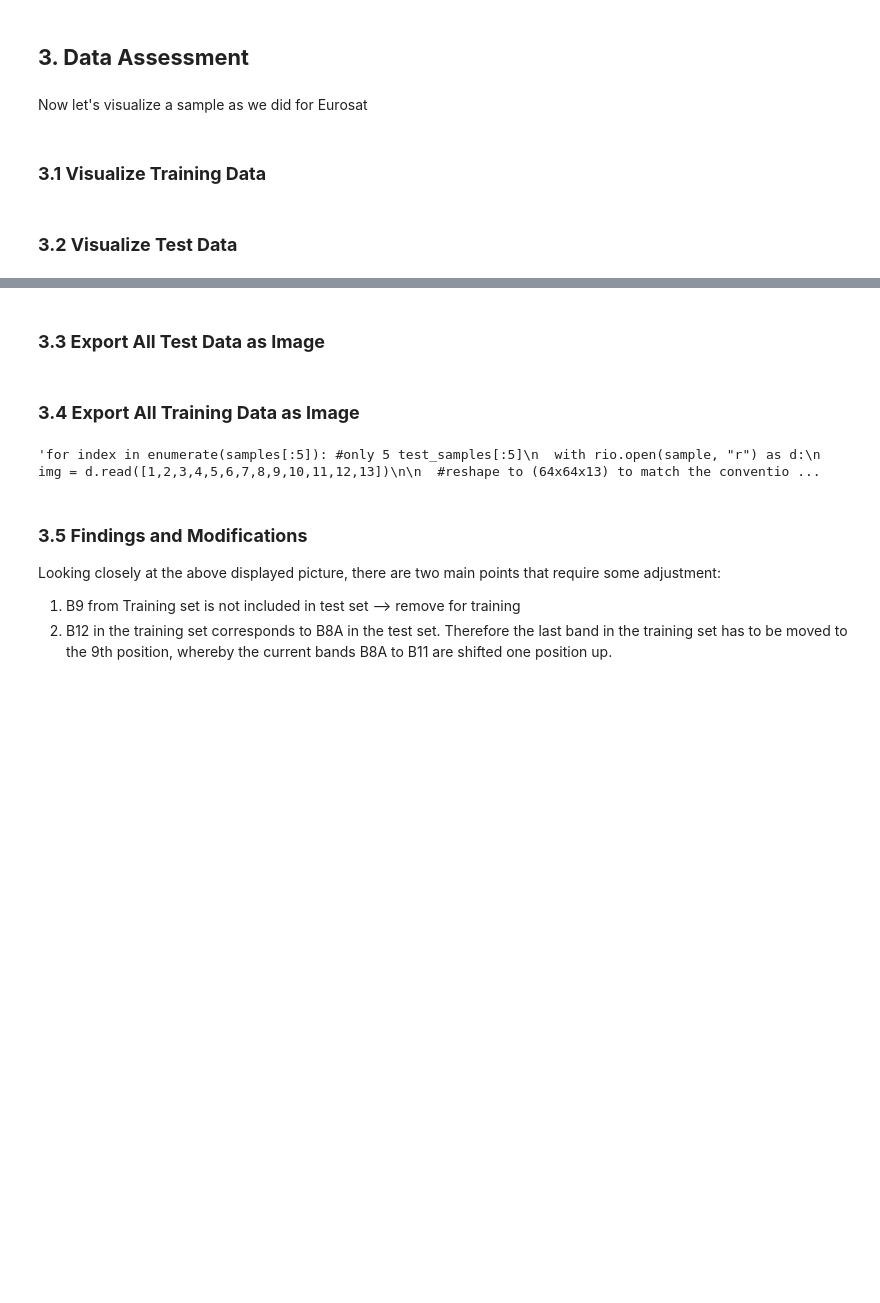
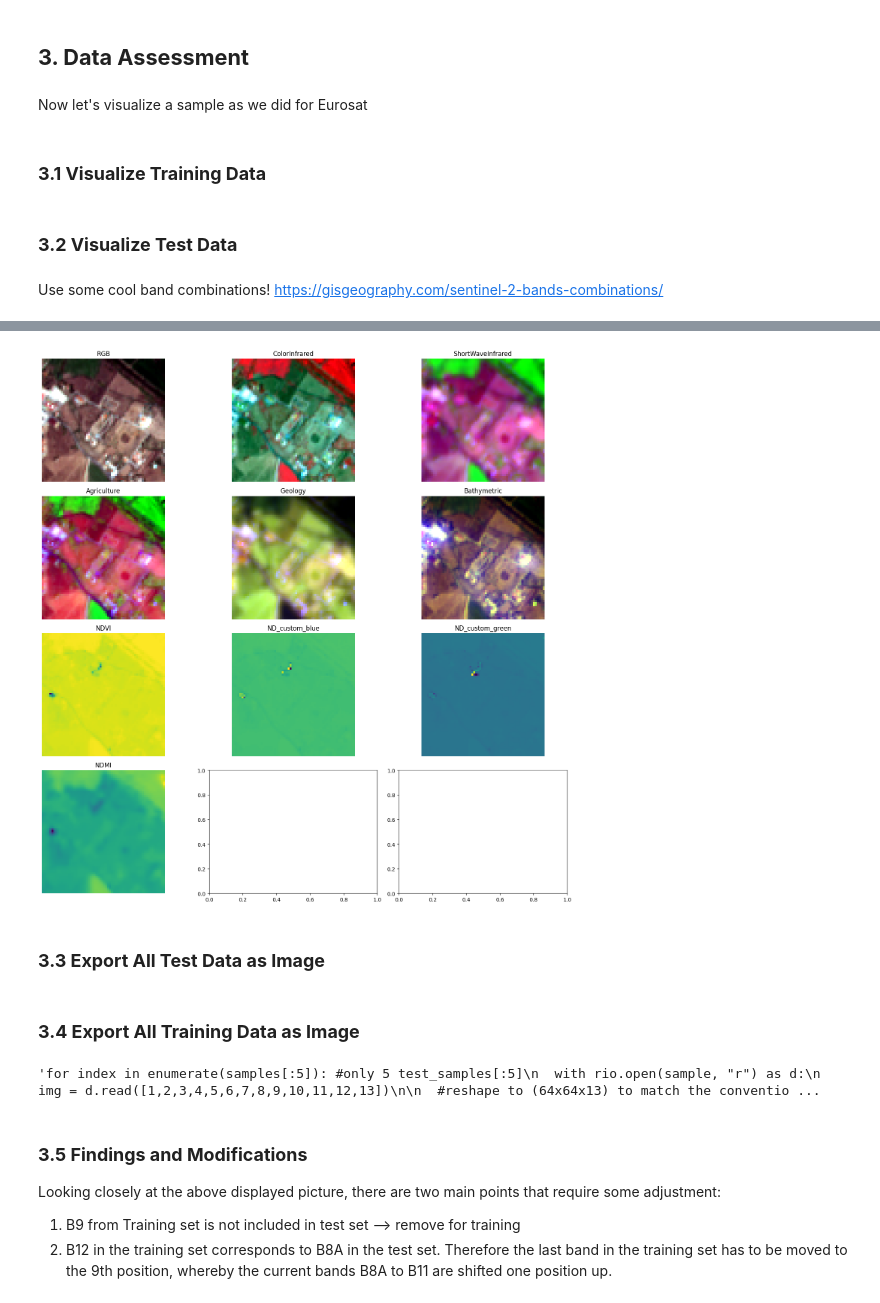
Before and after one commit to taschoebli/ml_coding_challenge_1schnitzel_2bratwurst, a Jupyter notebook: Satellite_Classification_Code_ML_by_Luzi.ipynb, the cells around one changed output, grey strips where cells are left out. Cells and saved outputs as stored; diff of their text form; code cells hidden in the pictures; blank space fills up the shorter version.

Commit message:
Visualization for test data added

```diff
--- a/Satellite_Classification_Code_ML_by_Luzi.ipynb
+++ b/Satellite_Classification_Code_ML_by_Luzi.ipynb
@@ -116,7 +116,7 @@ plt.show()
 # %% [markdown]
 ### **3.2 Visualize Test Data**
 # %%
-test_idx = 10
+test_idx = 289
 test_img = np.load(test_samples[test_idx])
 normalized_img = normalize_for_display(test_img)
 
@@ -128,7 +128,7 @@ bands = ["B1","B2","B3","B4","B5","B6","B7","B8","B8A","B9","B10","B11","B12"]
 for i in range(4):
     for j in range(4):
         if band_idx < 12:
-            axs[i,j].imshow(normalized_img[:, :, band_idx], cmap="gray")
+            axs[i,j].imshow(normalized_img[:, :, band_idx])
             axs[i,j].set_title(bands[band_idx])
         else:
             axs[i,j].imshow(np.ones((64,64,3)), cmap="gray")
@@ -138,3 +138,67 @@ for i in range(4):
 
 plt.tight_layout()
 plt.show()
+# %% [markdown]
+Use some cool band combinations!
+https://gisgeography.com/sentinel-2-bands-combinations/
+# %%
+fig, axs = plt.subplots(4,3, figsize=(15,15))
+'''
+B01 -> 0
+B02 -> 1
+B03 -> 2
+B04 -> 3
+B05 -> 4
+B06 -> 5
+B07 -> 6
+B08 -> 7
+B08A-> 8
+B09 -> 9
+B11 -> 10
+B12 -> 11
+'''
+axs[0,0].imshow(normalized_img[:, :, [3,2,1]])
+axs[0,0].set_title("RGB")
+axs[0,0].axis(False)
+
+axs[0,1].imshow(normalized_img[:, :, [7,3,2]])
+axs[0,1].set_title("ColorInfrared")
+axs[0,1].axis(False)
+
+axs[0,2].imshow(normalized_img[:, :, [11,8,3]])
+axs[0,2].set_title("ShortWaveInfrared")
+axs[0,2].axis(False)
+
+axs[1,0].imshow(normalized_img[:, :, [10,7,1]])
+axs[1,0].set_title("Agriculture")
+axs[1,0].axis(False)
+
+axs[1,1].imshow(normalized_img[:, :, [11,10,1]])
+axs[1,1].set_title("Geology")
+axs[1,1].axis(False)
+
+axs[1,2].imshow(normalized_img[:, :, [3,2,0]])
+axs[1,2].set_title("Bathymetric")
+axs[1,2].axis(False)
+
+axs[2,0].imshow((normalized_img[:,:,7]-normalized_img[:,:,3])/(normalized_img[:,:,7]+normalized_img[:,:,3]))
+axs[2,0].set_title("NDVI")
+axs[2,0].axis(False)
+
+axs[2,1].imshow((normalized_img[:,:,7]-normalized_img[:,:,1])/(normalized_img[:,:,7]+normalized_img[:,:,1]))
+axs[2,1].set_title("ND_custom_blue")
+axs[2,1].axis(False)
+
+axs[2,2].imshow((normalized_img[:,:,7]-normalized_img[:,:,2])/(normalized_img[:,:,7]+normalized_img[:,:,2]))
+axs[2,2].set_title("ND_custom_green")
+axs[2,2].axis(False)
+
+axs[3,0].imshow((normalized_img[:,:,8]-normalized_img[:,:,10])/(normalized_img[:,:,8]+normalized_img[:,:,10]))
+axs[3,0].set_title("NDMI")
+axs[3,0].axis(False)
+
+
+
+plt.tight_layout()
+plt.show()
+# %% [output]
@@ -141,3 +211,4 @@ plt.show()
+[figure, added]
 # %% [markdown]
 ### **3.3 Export All Test Data as Image**
 # %%
```
Also changed, not shown: parts of 2 cells of this notebook.
